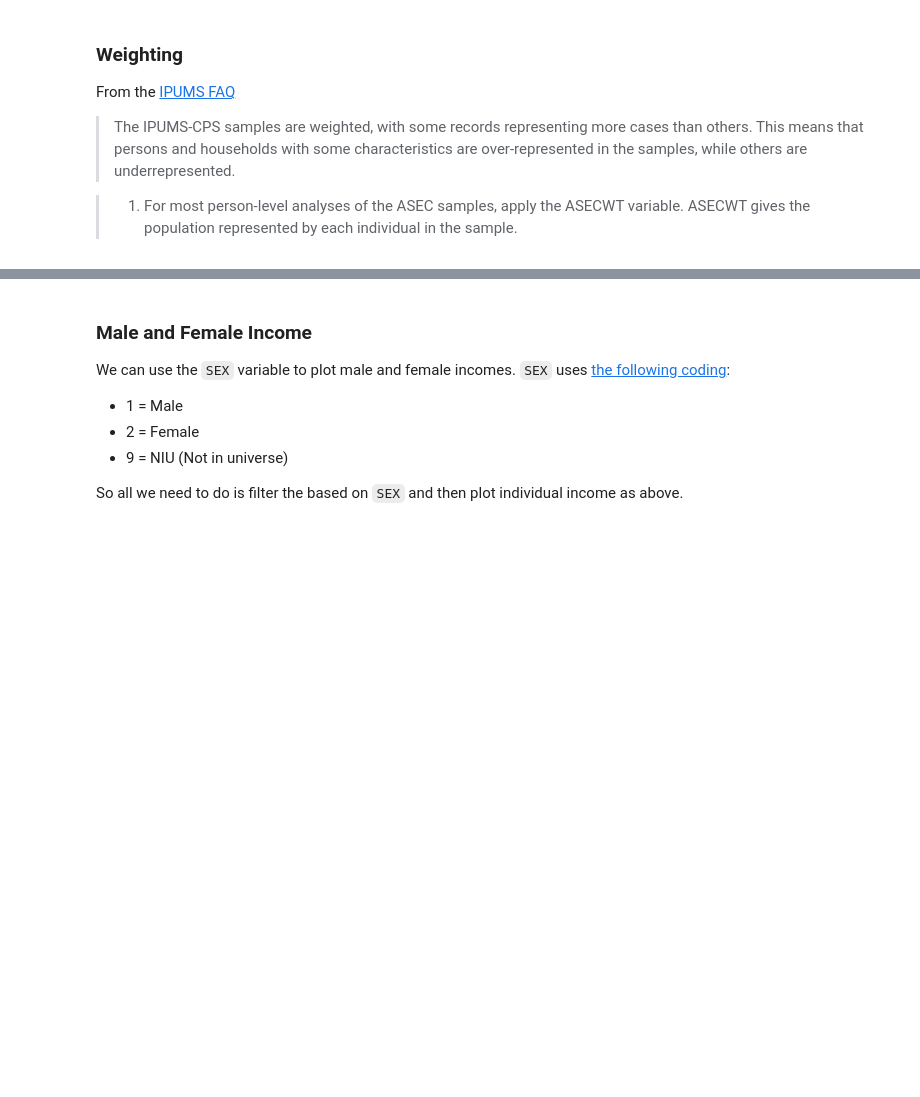
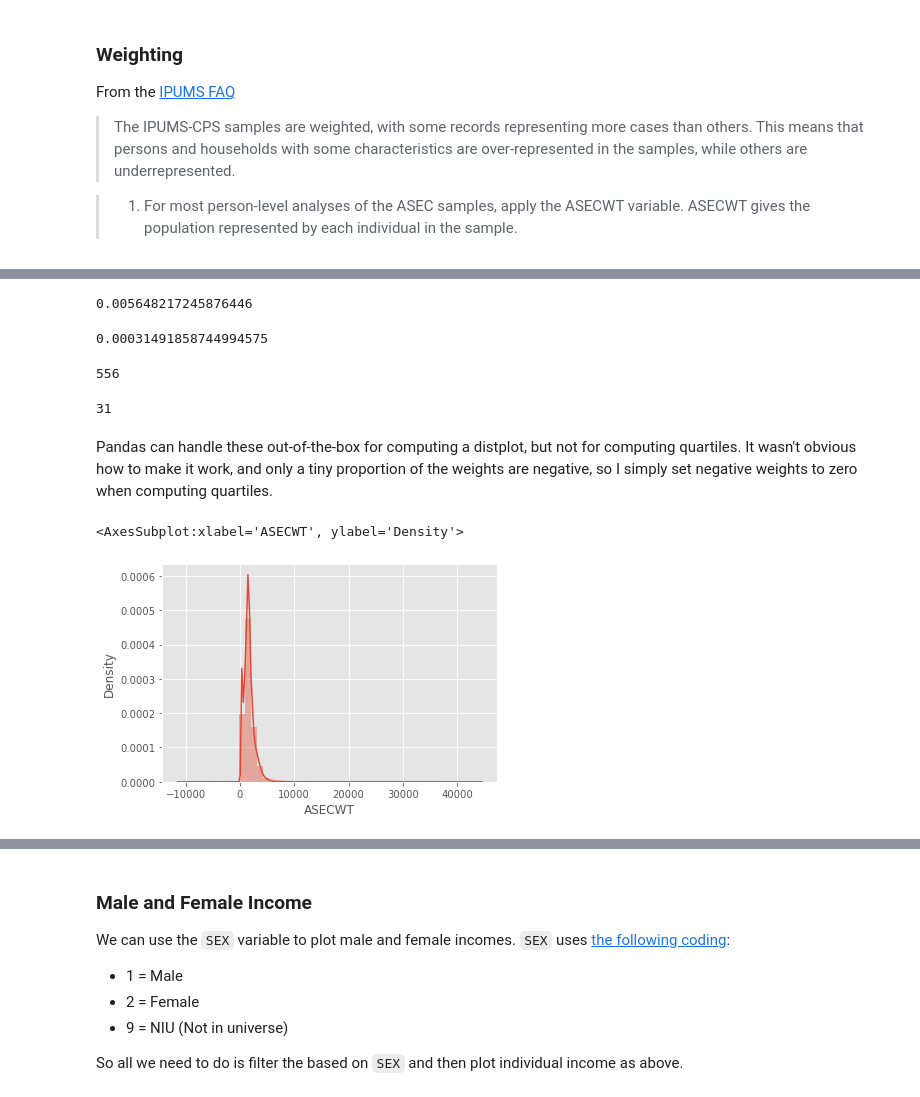
Before and after one commit to hamishhuggard/us-income-visualisations, a Jupyter notebook: create-animations.ipynb, the cells around one changed output, grey strips where cells are left out. Saved outputs shown, nothing was run; the diff lists cells and outputs as text; code cells hidden in the pictures; blank space fills up the shorter version.

```diff
--- a/create-animations.ipynb
+++ b/create-animations.ipynb
@@ -311,0 +322,27 @@ From the [IPUMS FAQ](https://cps.ipums.org/cps-action/faq#ques7)
+# %%
+# percent of weights which are negative
+(data['ASECWT'] < 0).mean() * 100
+# %% [output]
+0.005648217245876446
+# %%
+# percent of household weights which are negative
+(data['ASECWTH'] < 0).mean() * 100
+# %% [output]
+0.00031491858744994575
+# %%
+# count of negative individual weights
+(data['ASECWT'] < 0).sum()
+# %% [output]
+556
+# %%
+# count of negative household weights
+(data['ASECWTH'] < 0).sum()
+# %% [output]
+31
+# %% [markdown]
+Pandas can handle these out-of-the-box for computing a distplot, but not for computing quartiles. It wasn't obvious how to make it work, and only a tiny proportion of the weights are negative, so I simply set negative weights to zero when computing quartiles.
+# %%
+sns.distplot(male_data['ASECWT'])
+# %% [output]
+<AxesSubplot:xlabel='ASECWT', ylabel='Density'>
+[figure, added]
```
Also changed, not shown: parts of 23 cells of this notebook, 2 other files.
